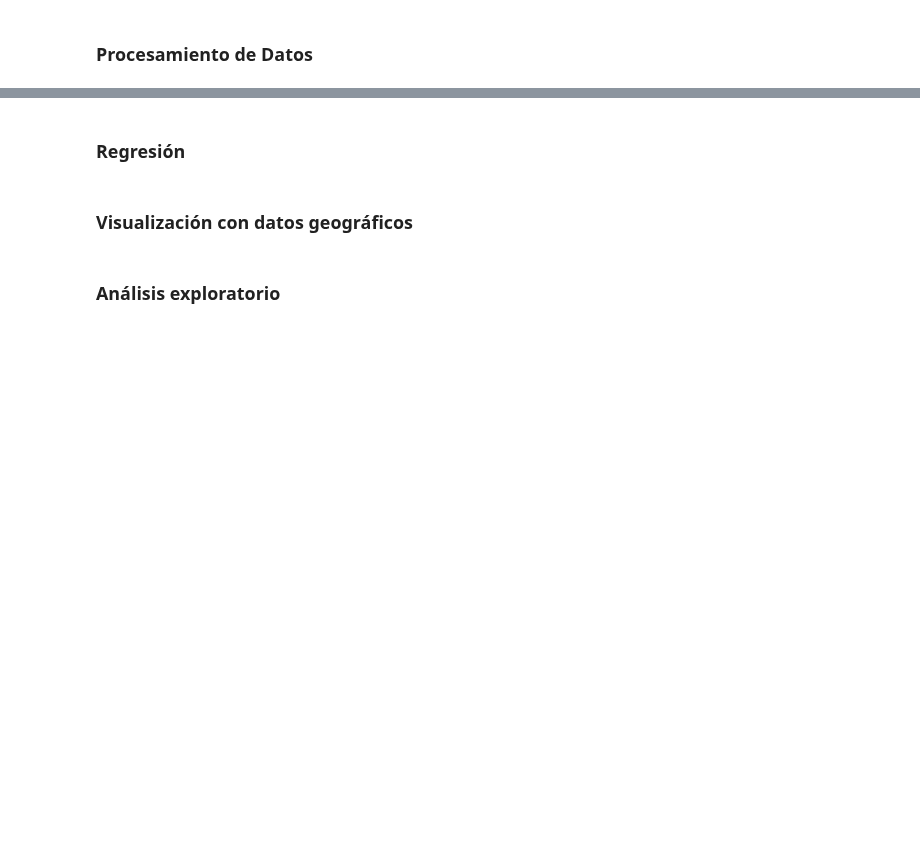
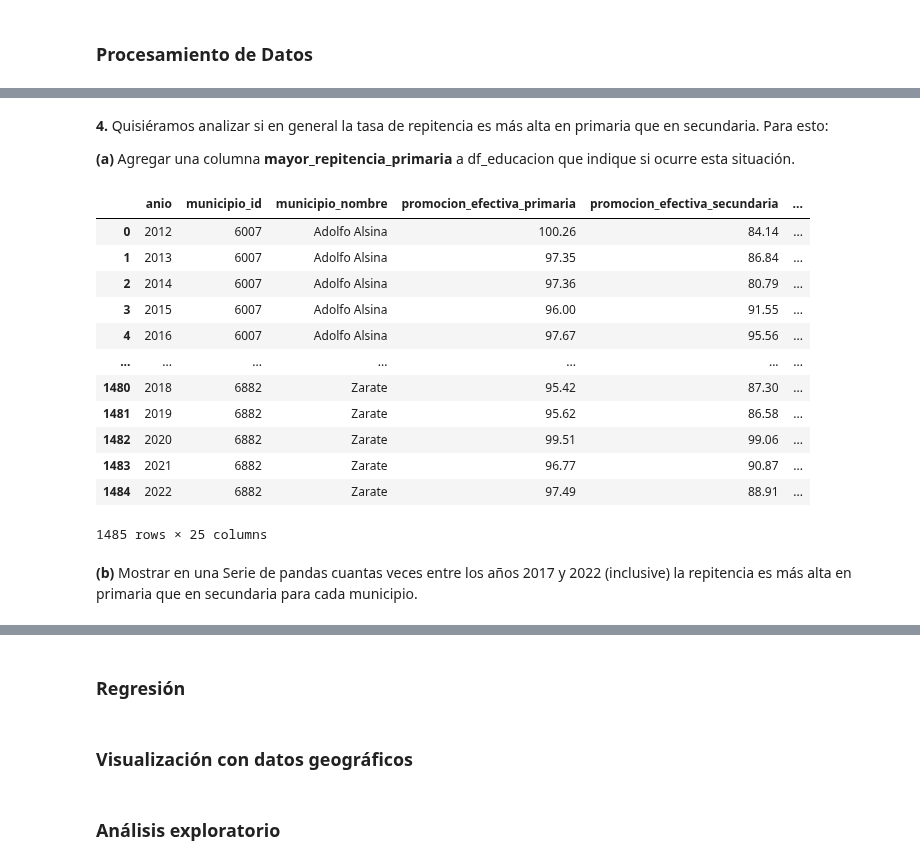
Before and after one commit to rodricoppa/TP1-LDD, a Jupyter notebook: TP_1.ipynb, the cells around one changed output, grey strips where cells are left out. Saved outputs shown, nothing was run; the diff lists cells and outputs as text; code cells hidden in the pictures; blank space fills up the shorter version.

```diff
--- a/TP_1.ipynb
+++ b/TP_1.ipynb
@@ -31,0 +180,23 @@ zona_sur = ['Almirante Brown', 'Avellaneda', 'Quilmes', 'Lanus', 'Florencio Vare
+# %% [markdown]
+**4.** Quisiéramos analizar si en general la tasa de repitencia es más alta en primaria que en secundaria. Para esto:
+
+**(a)** Agregar una columna **mayor_repitencia_primaria** a df_educacion que indique si ocurre esta situación.
+# %%
+df_educacion["mayor_repitencia_primaria"] = df_educacion["repitencia_primaria"] > df_educacion["repitencia_secundaria"]
+df_educacion
+# %% [output]
+|  | anio | municipio_id | municipio_nombre | promocion_efectiva_primaria | promocion_efectiva_secundaria | ... |
+| 0 | 2012 | 6007 | Adolfo Alsina | 100.26 | 84.14 | ... |
+| 1 | 2013 | 6007 | Adolfo Alsina | 97.35 | 86.84 | ... |
+| 2 | 2014 | 6007 | Adolfo Alsina | 97.36 | 80.79 | ... |
+| 3 | 2015 | 6007 | Adolfo Alsina | 96.00 | 91.55 | ... |
+| 4 | 2016 | 6007 | Adolfo Alsina | 97.67 | 95.56 | ... |
+| ... | ... | ... | ... | ... | ... | ... |
+| 1480 | 2018 | 6882 | Zarate | 95.42 | 87.30 | ... |
+| 1481 | 2019 | 6882 | Zarate | 95.62 | 86.58 | ... |
+| 1482 | 2020 | 6882 | Zarate | 99.51 | 99.06 | ... |
+| 1483 | 2021 | 6882 | Zarate | 96.77 | 90.87 | ... |
+| 1484 | 2022 | 6882 | Zarate | 97.49 | 88.91 | ... |
+1485 rows × 25 columns
+# %% [markdown]
+**(b)** Mostrar en una Serie de pandas cuantas veces entre los años 2017 y 2022 (inclusive) la repitencia es más alta en primaria que en secundaria para cada municipio.
```
Also changed, not shown: parts of 19 cells of this notebook.
